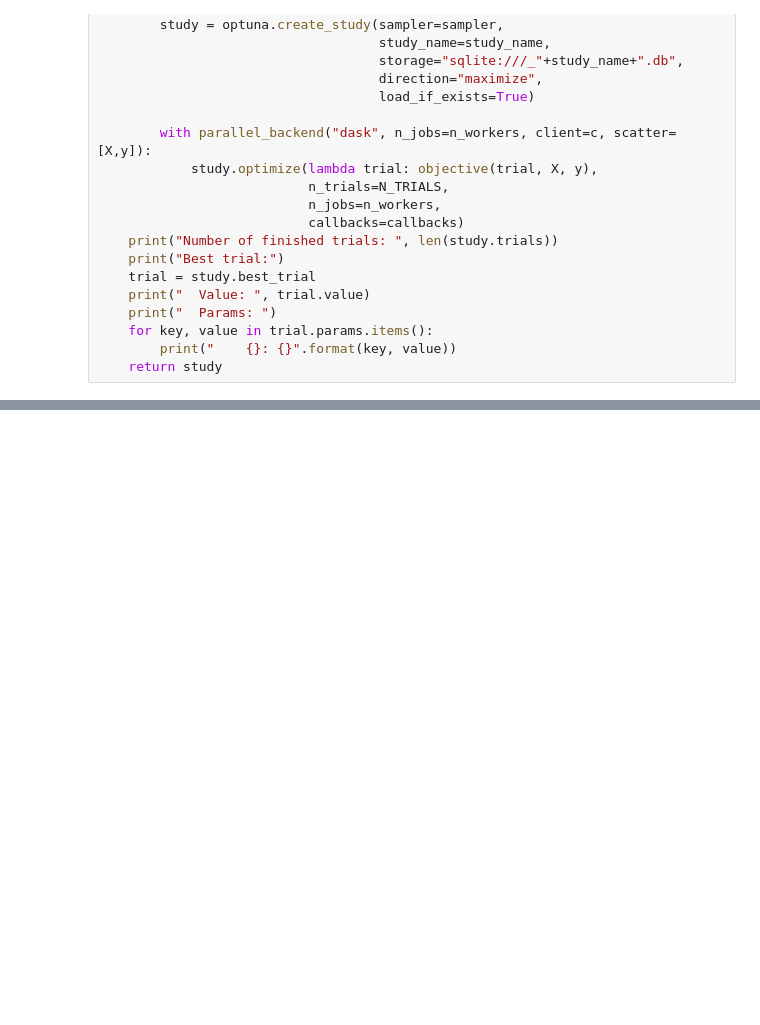
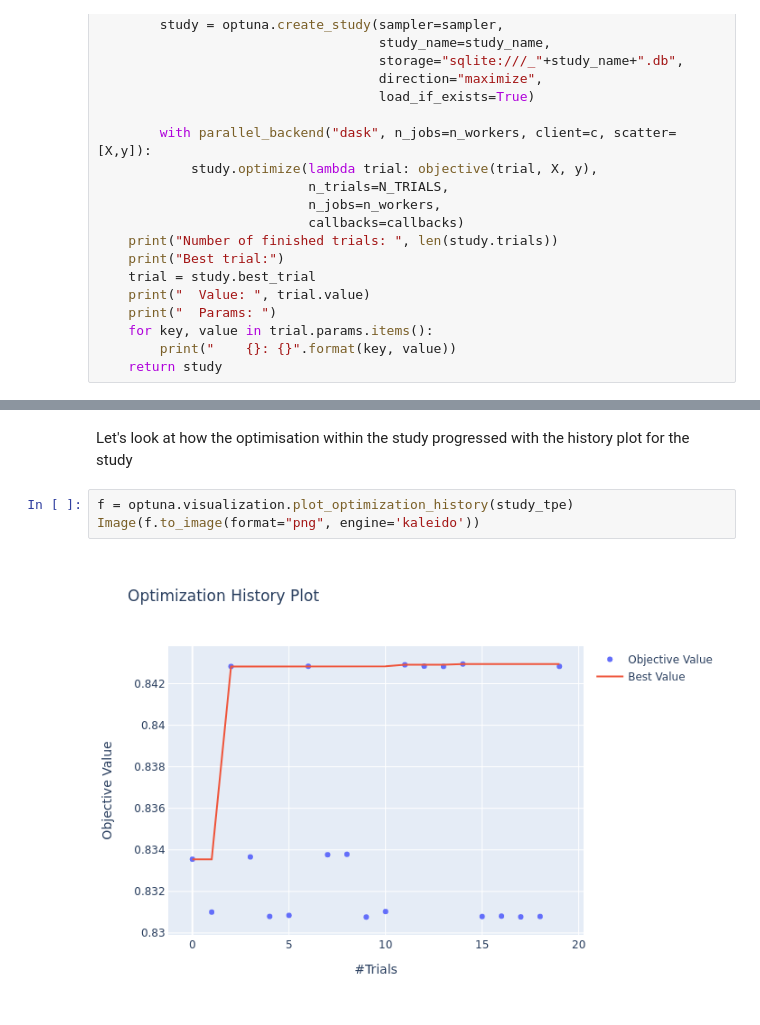
Before and after one commit to rapidsai/cloud-ml-examples, a Jupyter notebook: optuna/notebooks/optuna_rapids.ipynb, the cells around one changed output, grey strips where cells are left out. Drawn from its saved outputs; the diff is of its cells as text; blank space fills up the shorter version.

```diff
--- a/optuna/notebooks/optuna_rapids.ipynb
+++ b/optuna/notebooks/optuna_rapids.ipynb
@@ -285,0 +232,7 @@ We see the Optuna with parallel runs of Single-GPU estimators yields much better
+# %% [markdown]
+Let's look at how the optimisation within the study progressed with the history plot for the study
+# %%
+f = optuna.visualization.plot_optimization_history(study_tpe)
+Image(f.to_image(format="png", engine='kaleido'))
+# %% [output]
+[figure, added]
```
Also changed, not shown: parts of 23 cells of this notebook.
